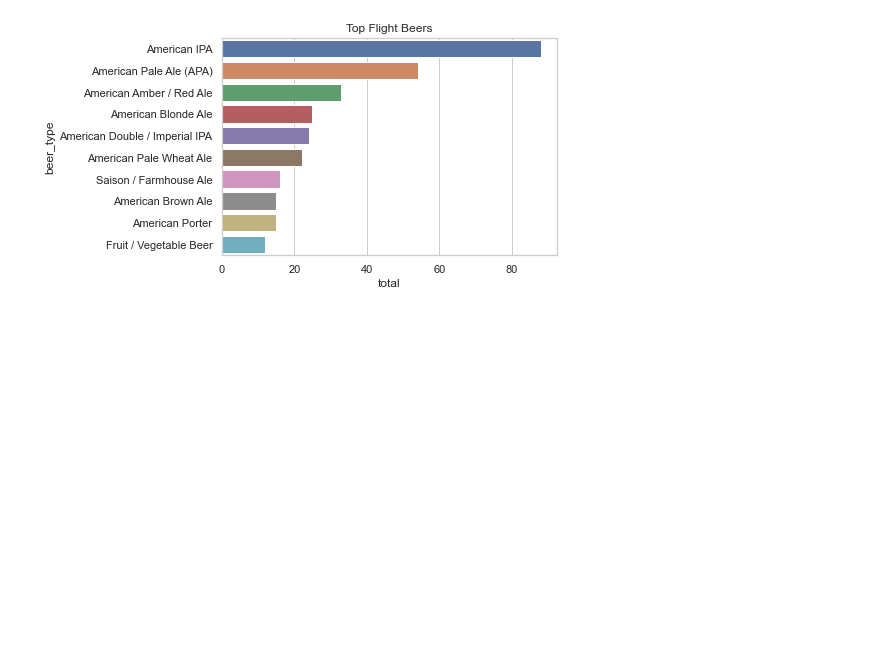
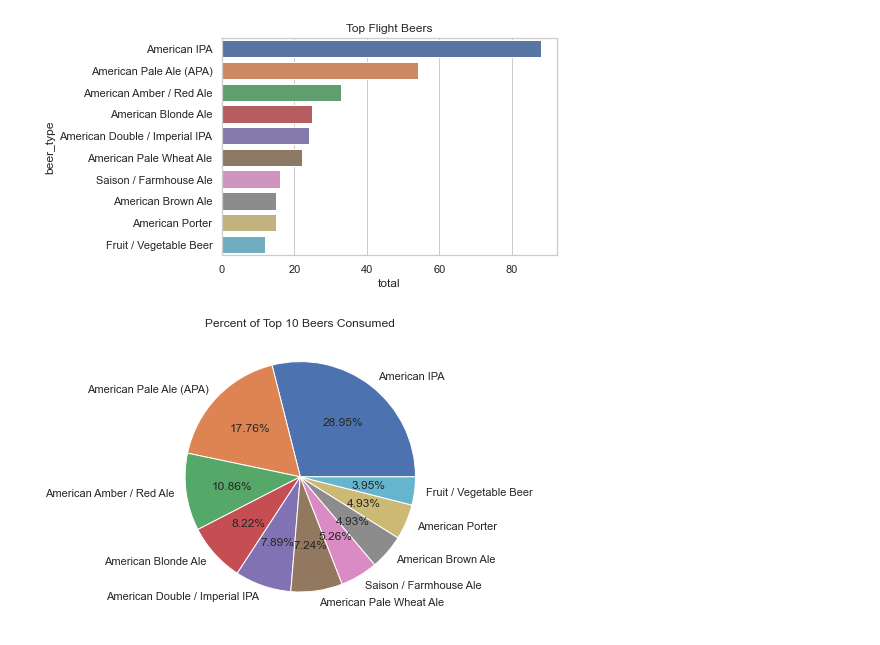
Before and after one commit to jamesallen0351/craft_beer, a Jupyter notebook: craft_beer_scratch.ipynb, the cells around one changed output. Drawn from its saved outputs; the diff is of its cells as text; code cells hidden in the pictures; blank space fills up the shorter version.

Commit message:
add beer pie chart

```diff
--- a/craft_beer_scratch.ipynb
+++ b/craft_beer_scratch.ipynb
@@ -278,3 +278,16 @@ plt.title('Top Flight Beers')
 # %% [output]
 Text(0.5, 1.0, 'Top Flight Beers')
 [figure]
+# %%
+top10_beers = top_beer.head(10)
+
+fig = plt.figure()
+ax = fig.add_axes([0,0,1,1])
+ax.axis('equal')
+labels = top10_beers['beer_type']
+totals = top10_beers['total']
+ax.pie(totals, labels = labels, autopct='%1.2f%%')
+plt.title('Percent of Top 10 Beers Consumed')
+plt.show()
+# %% [output]
+[figure, added]
```
Also changed, not shown: parts of 3 cells of this notebook.
